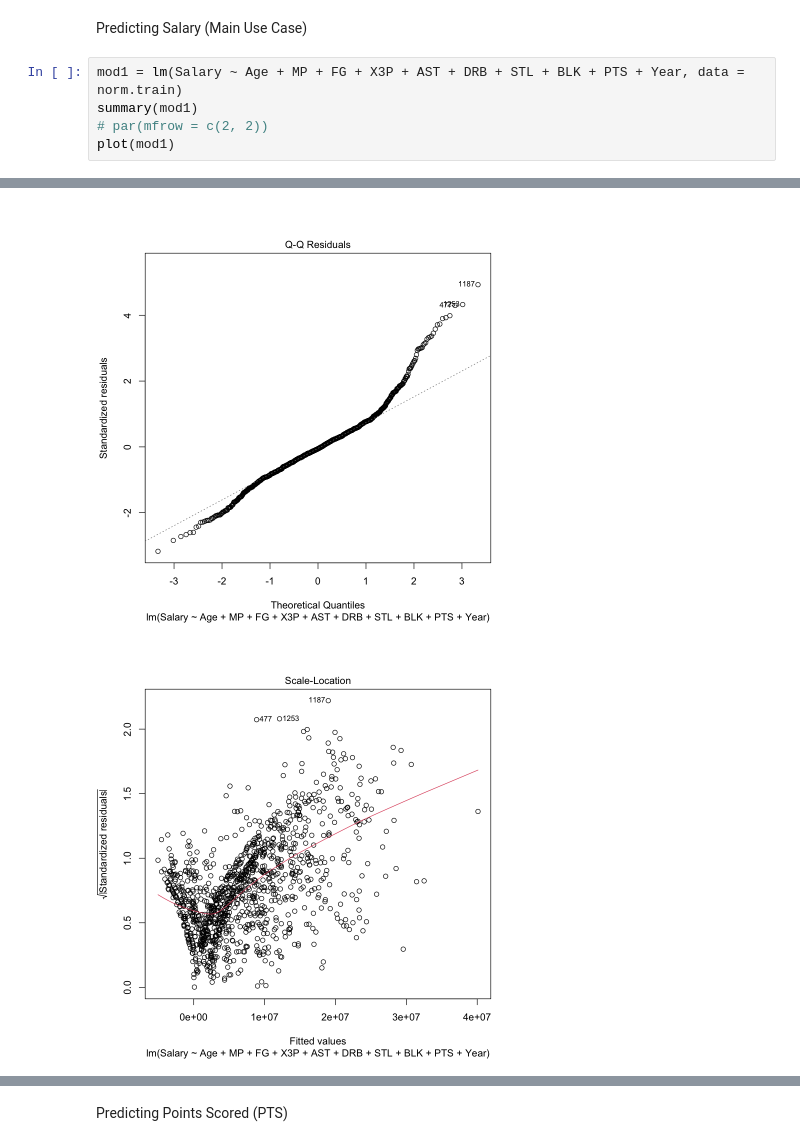
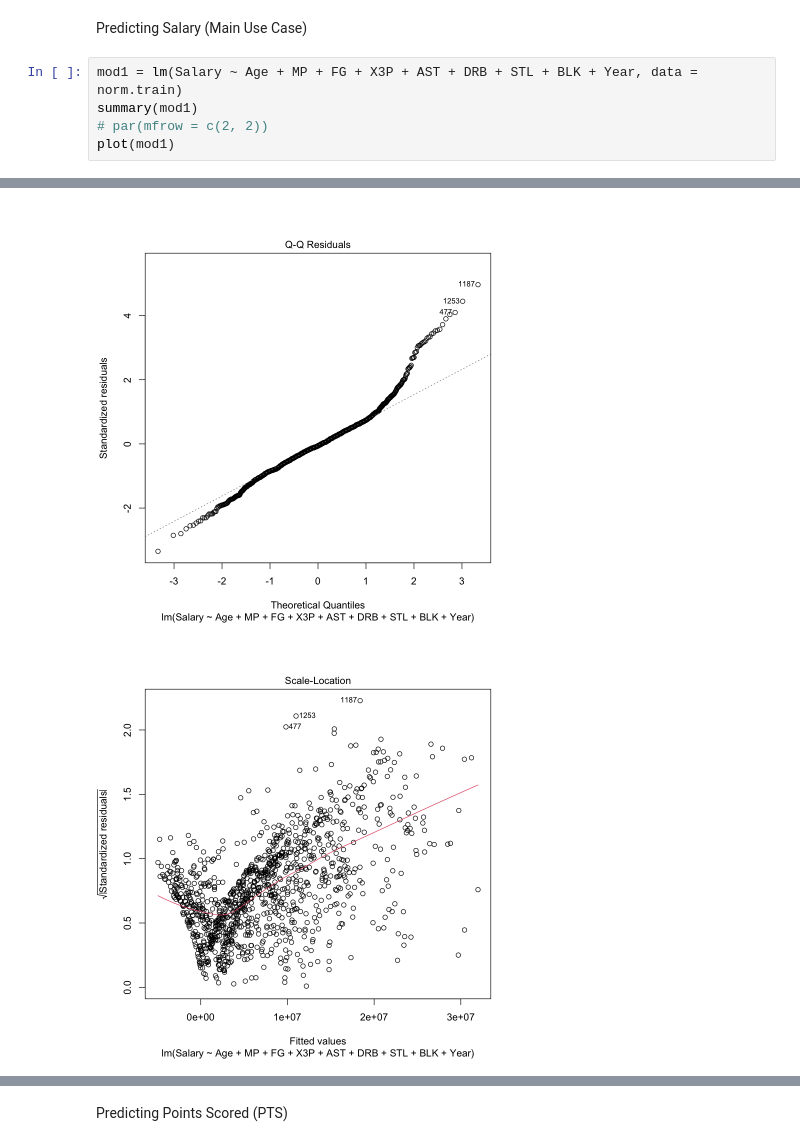
Before and after one commit to prnv19/NBA-Analytics-Using-R, a Jupyter notebook: LinearRegression.ipynb, the cells around one changed output, grey strips where cells are left out. Saved outputs shown, nothing was run; the diff lists cells and outputs as text.

```diff
--- a/LinearRegression.ipynb
+++ b/LinearRegression.ipynb
@@ -46,7 +50,7 @@ A data.frame: 6 × 28
 # %% [markdown]
 Predicting Salary (Main Use Case)
 # %%
-mod1 = lm(Salary ~ Age + MP + FG + X3P + AST + DRB + STL + BLK + PTS + Year, data = norm.train)
+mod1 = lm(Salary ~ Age + MP + FG + X3P + AST + DRB + STL + BLK + Year, data = norm.train)
 summary(mod1)
 # par(mfrow = c(2, 2))
 plot(mod1)
@@ -72,2 +76,2 @@ F-statistic: 146.8 on 10 and 1159 DF,  p-value: < 2.2e-16
-[figure, old version]
+[figure, new version]
-[figure, old version]
+[figure, new version]
```
Also changed, not shown: parts of 7 cells of this notebook, 1 other file.
